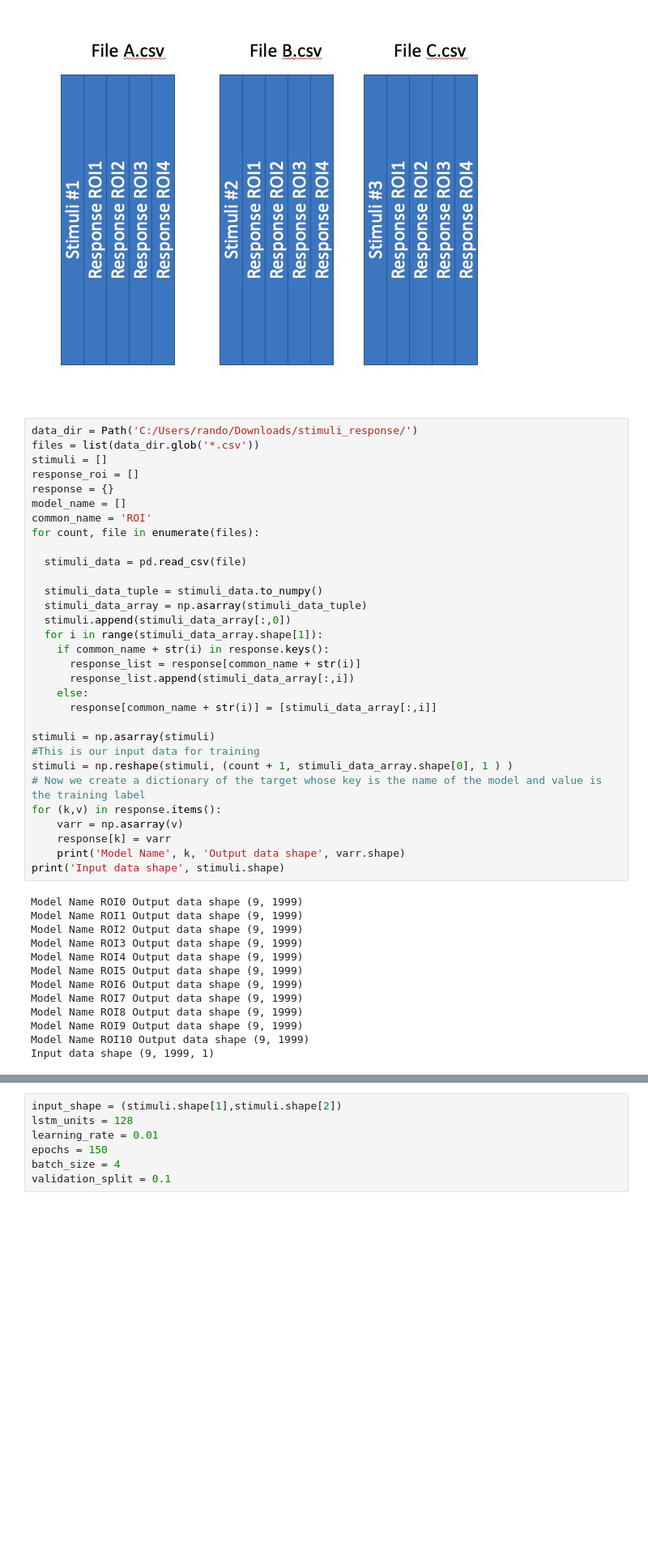
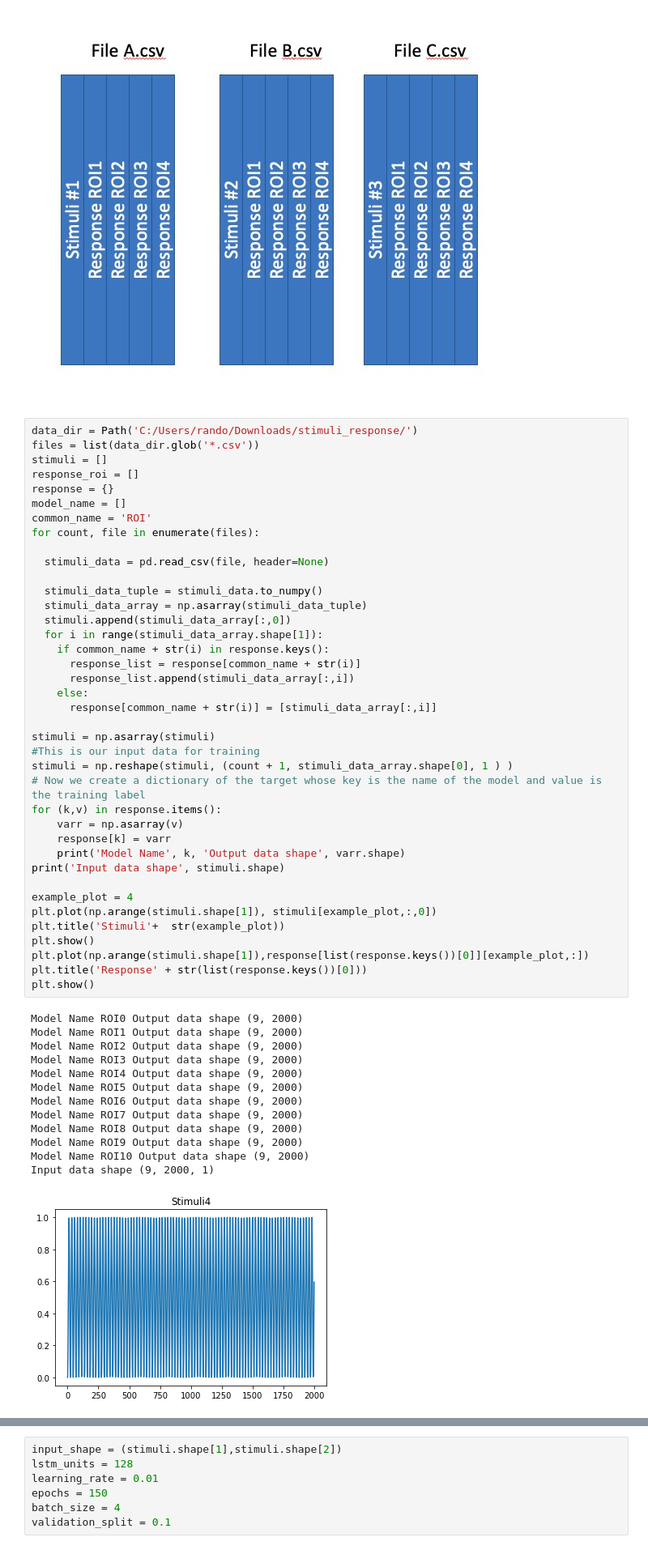
Before and after one commit to Kapoorlabs-paris/goodplacedeeplearning, a Jupyter notebook: PredictResponseStimuli/Time_series_training.ipynb, the cells around one changed output, grey strips where cells are left out. Shown at 81% size. Saved outputs shown, nothing was run; the diff lists cells and outputs as text; blank space fills up the shorter version.

Commit message:
add plot

```diff
--- a/PredictResponseStimuli/Time_series_training.ipynb
+++ b/PredictResponseStimuli/Time_series_training.ipynb
@@ -23,43 +23,52 @@ display.Image(filename='../images/data_style.jpg')
 data_dir = Path('C:/Users/rando/Downloads/stimuli_response/')
 files = list(data_dir.glob('*.csv'))
 stimuli = []
 response_roi = []
 response = {}
 model_name = []
 common_name = 'ROI'
 for count, file in enumerate(files):
 
-  stimuli_data = pd.read_csv(file)
+  stimuli_data = pd.read_csv(file, header=None)
 
   stimuli_data_tuple = stimuli_data.to_numpy()
   stimuli_data_array = np.asarray(stimuli_data_tuple)
   stimuli.append(stimuli_data_array[:,0])
   for i in range(stimuli_data_array.shape[1]):
     if common_name + str(i) in response.keys():
       response_list = response[common_name + str(i)]
       response_list.append(stimuli_data_array[:,i])
     else:
       response[common_name + str(i)] = [stimuli_data_array[:,i]]
 
 stimuli = np.asarray(stimuli)
 #This is our input data for training
 stimuli = np.reshape(stimuli, (count + 1, stimuli_data_array.shape[0], 1 ) )
 # Now we create a dictionary of the target whose key is the name of the model and value is the training label
 for (k,v) in response.items():
     varr = np.asarray(v)
     response[k] = varr
     print('Model Name', k, 'Output data shape', varr.shape)
 print('Input data shape', stimuli.shape)
+
+example_plot = 4
+plt.plot(np.arange(stimuli.shape[1]), stimuli[example_plot,:,0])
+plt.title('Stimuli'+  str(example_plot))
+plt.show()
+plt.plot(np.arange(stimuli.shape[1]),response[list(response.keys())[0]][example_plot,:])
+plt.title('Response' + str(list(response.keys())[0]))
+plt.show()
 # %% [output]
-Model Name ROI0 Output data shape (9, 1999)
-Model Name ROI1 Output data shape (9, 1999)
-Model Name ROI2 Output data shape (9, 1999)
-Model Name ROI3 Output data shape (9, 1999)
-Model Name ROI4 Output data shape (9, 1999)
-Model Name ROI5 Output data shape (9, 1999)
-Model Name ROI6 Output data shape (9, 1999)
-Model Name ROI7 Output data shape (9, 1999)
-Model Name ROI8 Output data shape (9, 1999)
-Model Name ROI9 Output data shape (9, 1999)
-Model Name ROI10 Output data shape (9, 1999)
-Input data shape (9, 1999, 1)
+Model Name ROI0 Output data shape (9, 2000)
+Model Name ROI1 Output data shape (9, 2000)
+Model Name ROI2 Output data shape (9, 2000)
+Model Name ROI3 Output data shape (9, 2000)
+Model Name ROI4 Output data shape (9, 2000)
+Model Name ROI5 Output data shape (9, 2000)
+Model Name ROI6 Output data shape (9, 2000)
+Model Name ROI7 Output data shape (9, 2000)
+Model Name ROI8 Output data shape (9, 2000)
+Model Name ROI9 Output data shape (9, 2000)
+Model Name ROI10 Output data shape (9, 2000)
+Input data shape (9, 2000, 1)
+[figure, added]
```
Also changed, not shown: parts of 2 cells of this notebook.
